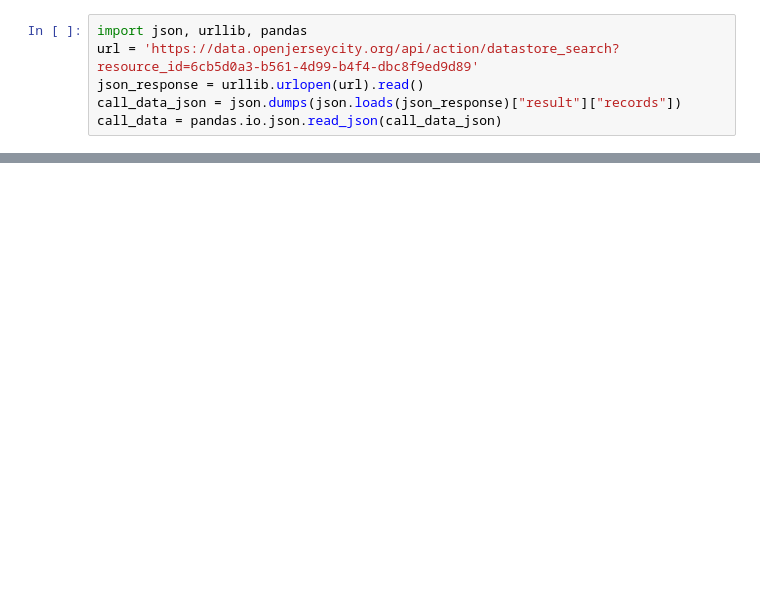
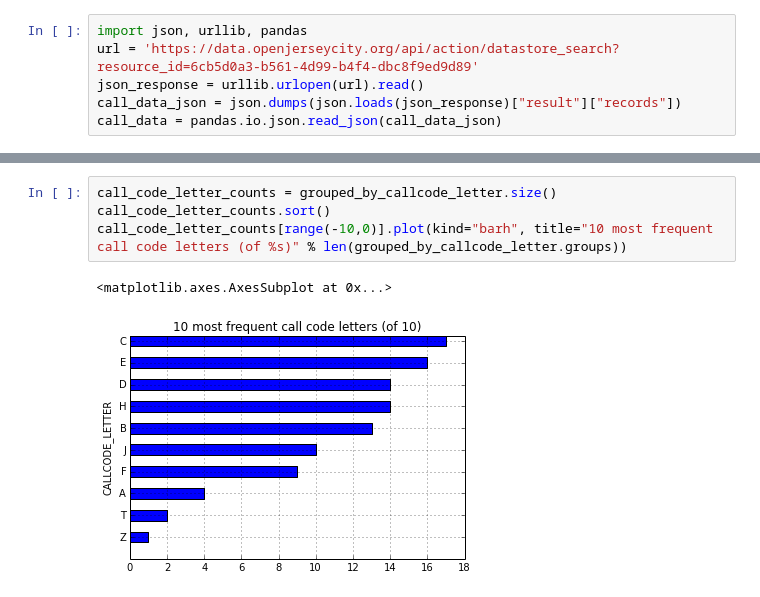
Before and after one commit to mpavlov/my_ipython_notebooks, a Jupyter notebook: JCPD call data exploratory analysis.ipynb, the cells around one changed output, grey strips where cells are left out. Cells and saved outputs as stored; diff of their text form; blank space fills up the shorter version.

```diff
--- a/JCPD call data exploratory analysis.ipynb
+++ b/JCPD call data exploratory analysis.ipynb
@@ -23,0 +34,7 @@ E14.00   STREET FIGHT ( NO WEAPONS )         4
+# %%
+call_code_letter_counts = grouped_by_callcode_letter.size()
+call_code_letter_counts.sort()
+call_code_letter_counts[range(-10,0)].plot(kind="barh", title="10 most frequent call code letters (of %s)" % len(grouped_by_callcode_letter.groups))
+# %% [output]
+<matplotlib.axes.AxesSubplot at 0x...>
+[figure, added]
```
Also changed, not shown: parts of 8 cells of this notebook.
